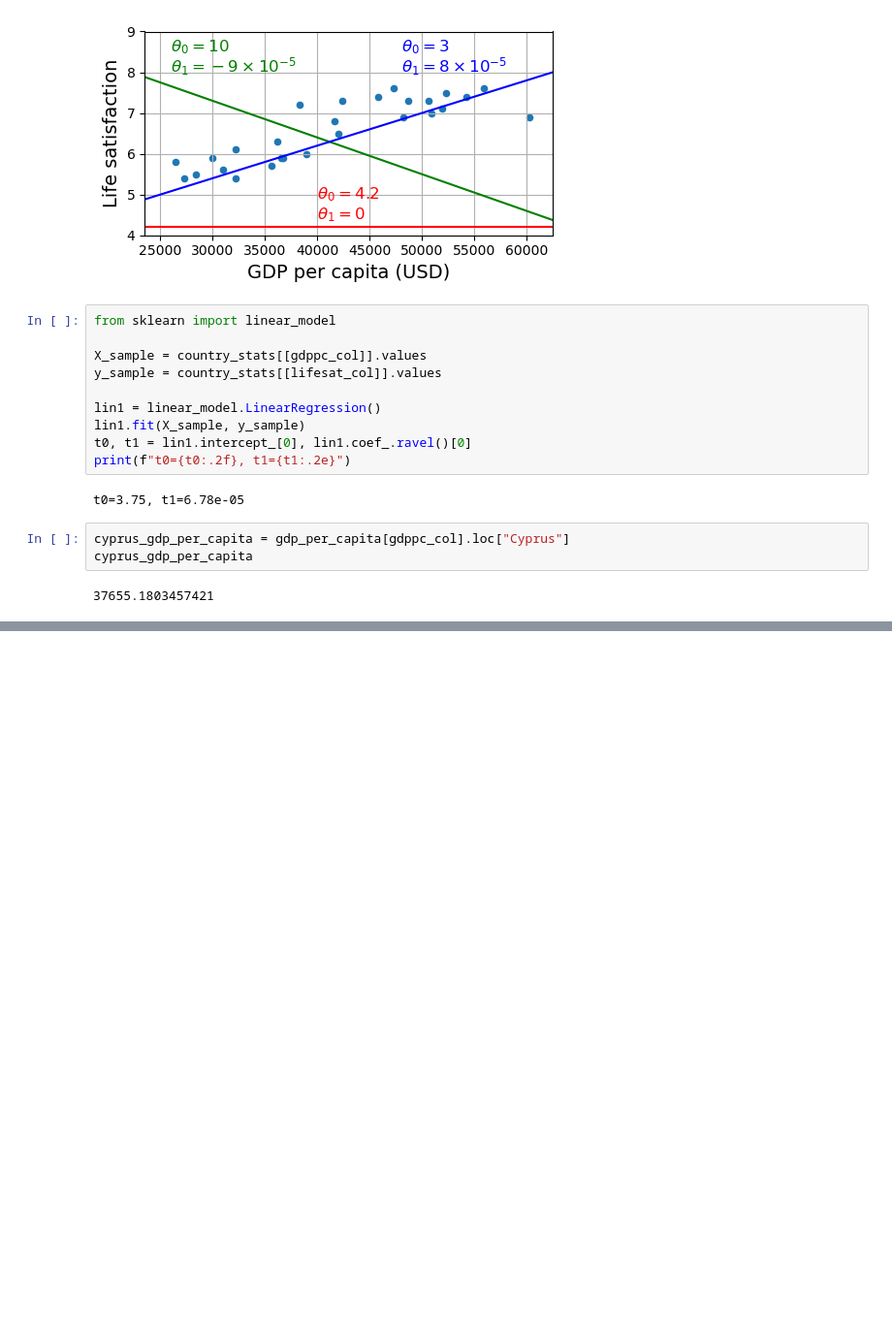
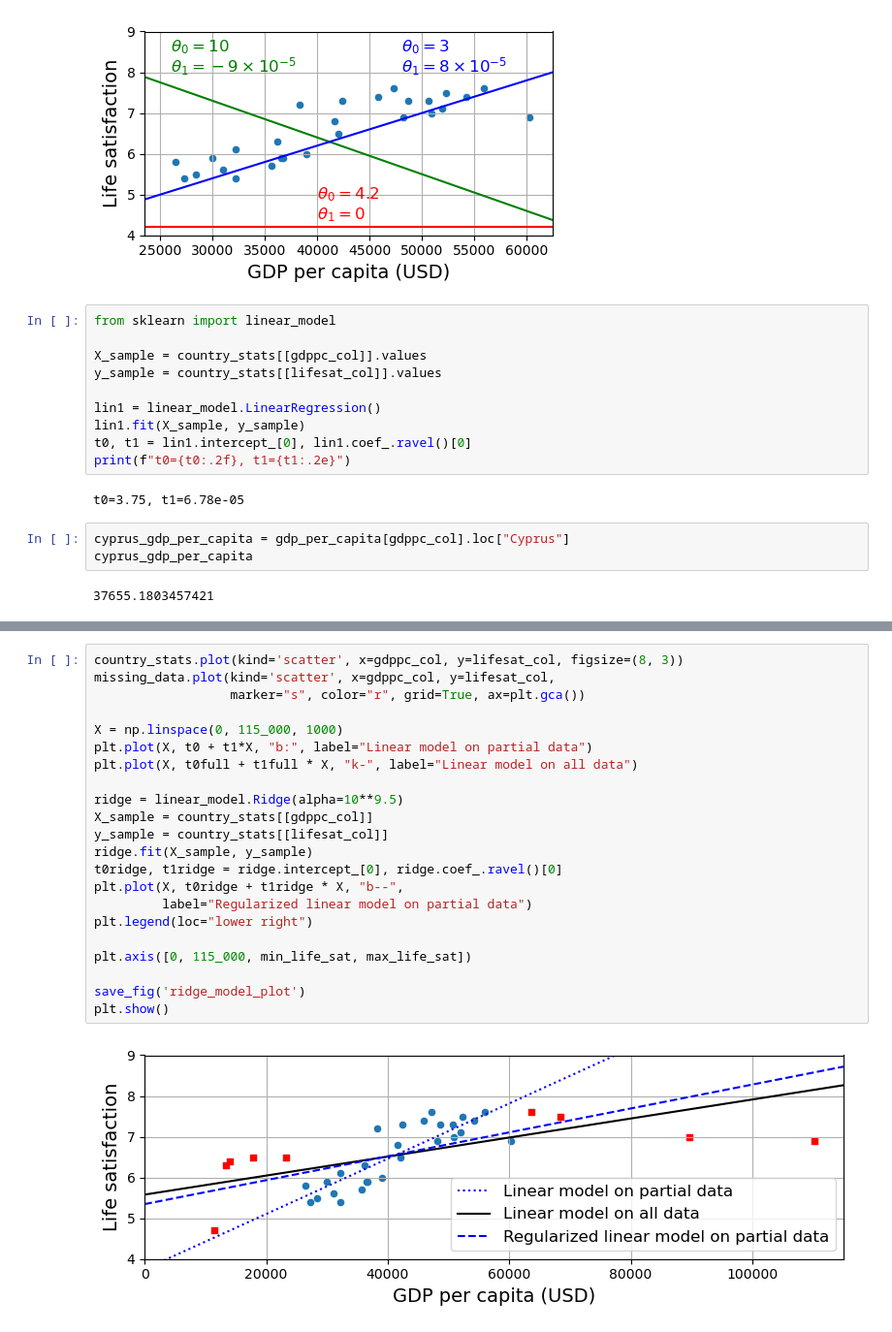
Before and after one commit to HYSK-cmd/AI-ML-Challenger, a Jupyter notebook: handson-ml3/Chapter1_ml_landscape.ipynb, the cells around one changed output, grey strips where cells are left out. Shown at 97% size. Saved outputs shown, nothing was run; the diff lists cells and outputs as text; blank space fills up the shorter version.

```diff
--- a/handson-ml3/Chapter1_ml_landscape.ipynb
+++ b/handson-ml3/Chapter1_ml_landscape.ipynb
@@ -298,0 +471,24 @@ NameError: name 'lin1' is not defined
+# %%
+country_stats.plot(kind='scatter', x=gdppc_col, y=lifesat_col, figsize=(8, 3))
+missing_data.plot(kind='scatter', x=gdppc_col, y=lifesat_col,
+                  marker="s", color="r", grid=True, ax=plt.gca())
+
+X = np.linspace(0, 115_000, 1000)
+plt.plot(X, t0 + t1*X, "b:", label="Linear model on partial data")
+plt.plot(X, t0full + t1full * X, "k-", label="Linear model on all data")
+
+ridge = linear_model.Ridge(alpha=10**9.5)
+X_sample = country_stats[[gdppc_col]]
+y_sample = country_stats[[lifesat_col]]
+ridge.fit(X_sample, y_sample)
+t0ridge, t1ridge = ridge.intercept_[0], ridge.coef_.ravel()[0]
+plt.plot(X, t0ridge + t1ridge * X, "b--",
+         label="Regularized linear model on partial data")
+plt.legend(loc="lower right")
+
+plt.axis([0, 115_000, min_life_sat, max_life_sat])
+
+save_fig('ridge_model_plot')
+plt.show()
+# %% [output]
+[figure, added]
```
Also changed, not shown: parts of 12 cells of this notebook, 9 other files.
